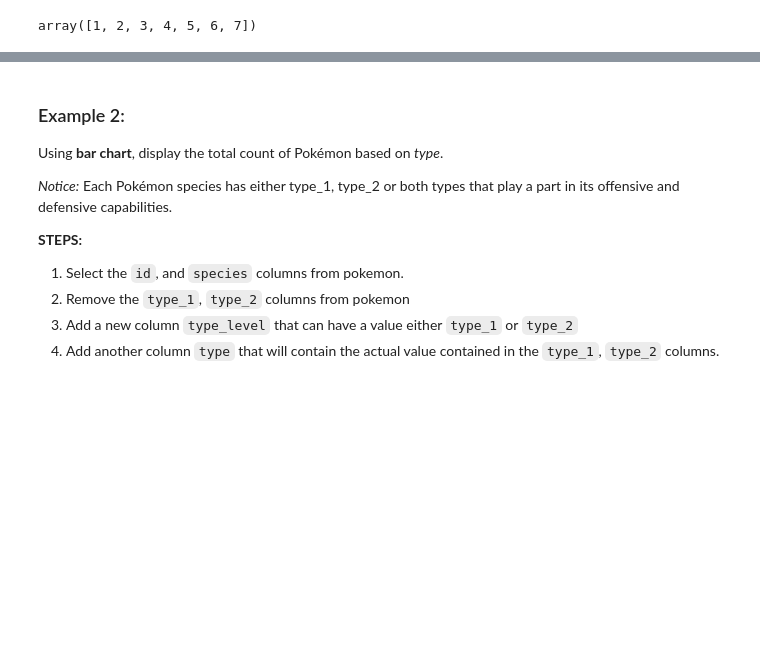
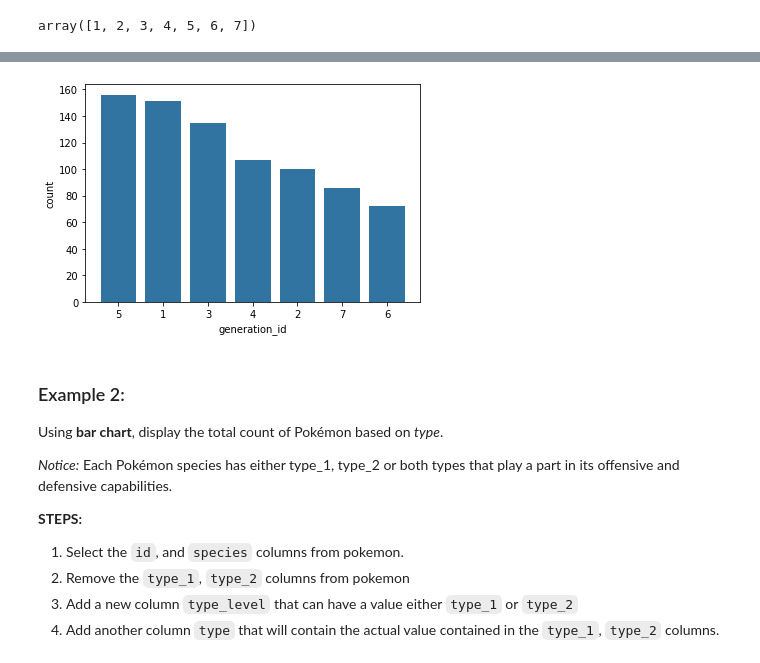
Before and after one commit to Alex-YuZ/Visualization-Using-Python, a Jupyter notebook: Bar_Chart.ipynb, the cells around one changed output, grey strips where cells are left out. Saved outputs shown, nothing was run; the diff lists cells and outputs as text; code cells hidden in the pictures; blank space fills up the shorter version.

```diff
--- a/Bar_Chart.ipynb
+++ b/Bar_Chart.ipynb
@@ -33,3 +59,14 @@ sns.countplot(data=pokemon, x='generation_id', color=base_color);
+# %%
+gen_cnt_order = pokemon.generation_id.value_counts().index.values
+# %%
+base_color = sns.color_palette()[0]
+
+sns.countplot(data=pokemon, x='generation_id', color=base_color, order=gen_cnt_order)
+
+# Make margins of bars at head and tail less closer to the axis (spines)
+plt.margins(.05);
+# %% [output]
+[figure, added]
 # %% [markdown]
 ### Example 2:
 
```
Also changed, not shown: parts of 19 cells of this notebook.
